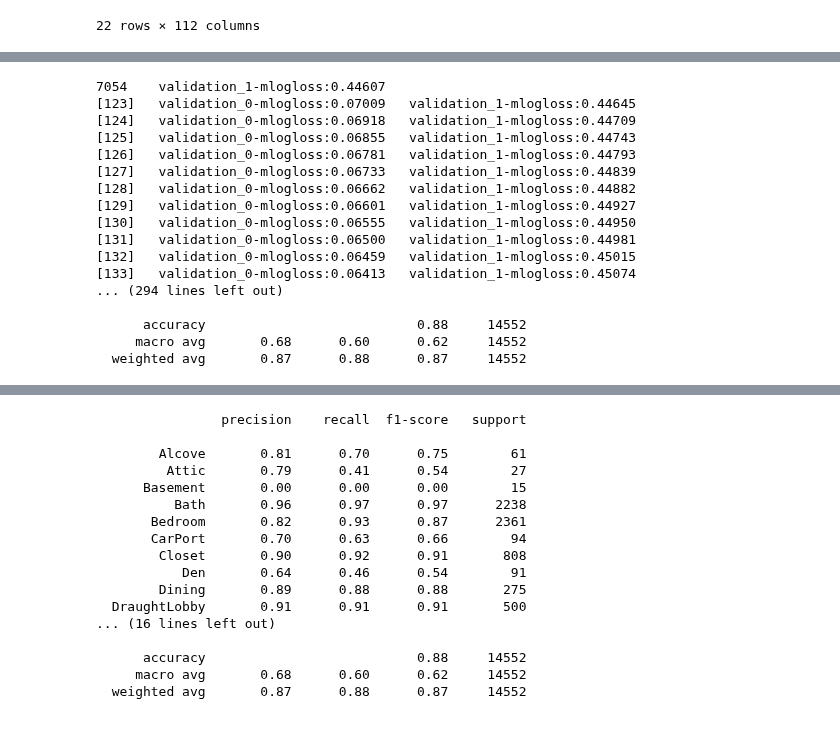
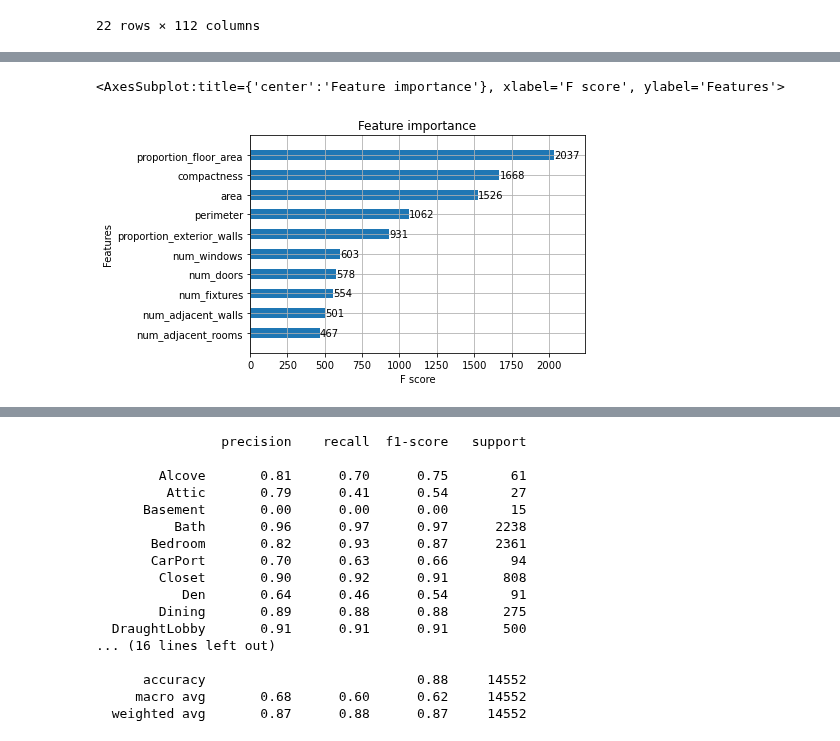
Before and after one commit to cltarchitecture/2021-spring-studio-lab, a Jupyter notebook: Machine Learning/XGBoost.ipynb, the cells around one changed output, grey strips where cells are left out. Saved outputs shown, nothing was run; the diff lists cells and outputs as text; code cells hidden in the pictures.

Commit message:
feature_importance

```diff
--- a/Machine Learning/XGBoost.ipynb
+++ b/Machine Learning/XGBoost.ipynb
@@ -96,33 +96,8 @@ AttributeError: 'XGBClassifier' object has no attribute 'best_iteration'
-# %%
-#XGBOOST
-param_dist = {'objective':'multi:softprob', 'n_estimators':400}
-
-clf = xgb.XGBClassifier(**param_dist)
-clf.fit(X_train, y_train,
-        eval_set=[(X_train, y_train), (X_test, y_test)],
-        eval_metric= 'mlogloss',
-        verbose=True)
-clf_pred = clf.predict(X_test)
-# evals_result = clf.evals_result()
-print( classification_report(y_test,clf_pred))
-# %% [output]
-7054    validation_1-mlogloss:0.44607
-[123]   validation_0-mlogloss:0.07009   validation_1-mlogloss:0.44645
-[124]   validation_0-mlogloss:0.06918   validation_1-mlogloss:0.44709
-[125]   validation_0-mlogloss:0.06855   validation_1-mlogloss:0.44743
-[126]   validation_0-mlogloss:0.06781   validation_1-mlogloss:0.44793
-[127]   validation_0-mlogloss:0.06733   validation_1-mlogloss:0.44839
-[128]   validation_0-mlogloss:0.06662   validation_1-mlogloss:0.44882
-[129]   validation_0-mlogloss:0.06601   validation_1-mlogloss:0.44927
-[130]   validation_0-mlogloss:0.06555   validation_1-mlogloss:0.44950
-[131]   validation_0-mlogloss:0.06500   validation_1-mlogloss:0.44981
-[132]   validation_0-mlogloss:0.06459   validation_1-mlogloss:0.45015
-[133]   validation_0-mlogloss:0.06413   validation_1-mlogloss:0.45074
-... (294 lines left out)
-
-      accuracy                           0.88     14552
-     macro avg       0.68      0.60      0.62     14552
-  weighted avg       0.87      0.88      0.87     14552
+# %%
+xgb.plot_importance(clf, ax=None, height=0.5, xlim=None, ylim=None, title='Feature importance', xlabel='F score', ylabel='Features', fmap='', importance_type='weight', max_num_features=10, grid=True, show_values=True)
+# %% [output]
+<AxesSubplot:title={'center':'Feature importance'}, xlabel='F score', ylabel='Features'>
+[figure, added]
 # %%
 f_import = list(zip(X_train,clf.feature_importances_))
 for name,score in sorted(f_import, key = lambda x: x[1], reverse = True):
```
Also changed, not shown: parts of 6 cells of this notebook, 1 other file.
